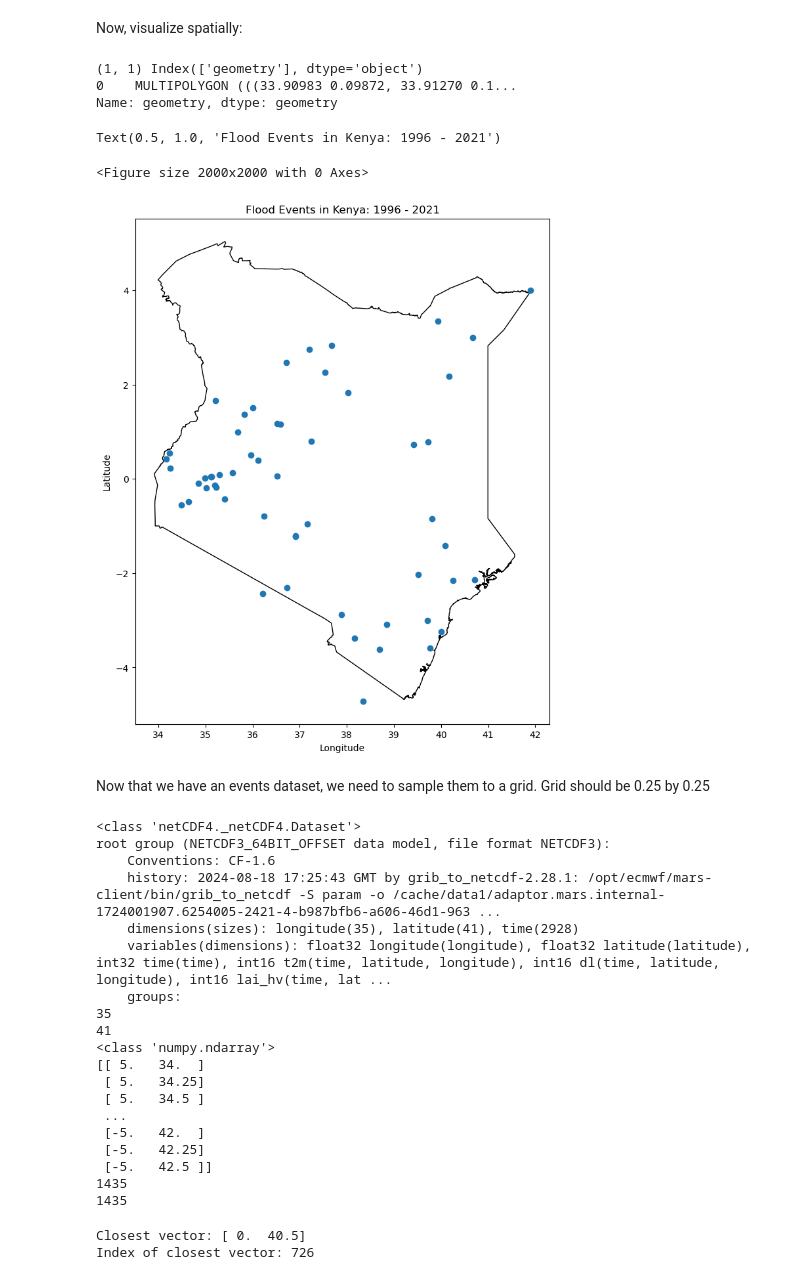
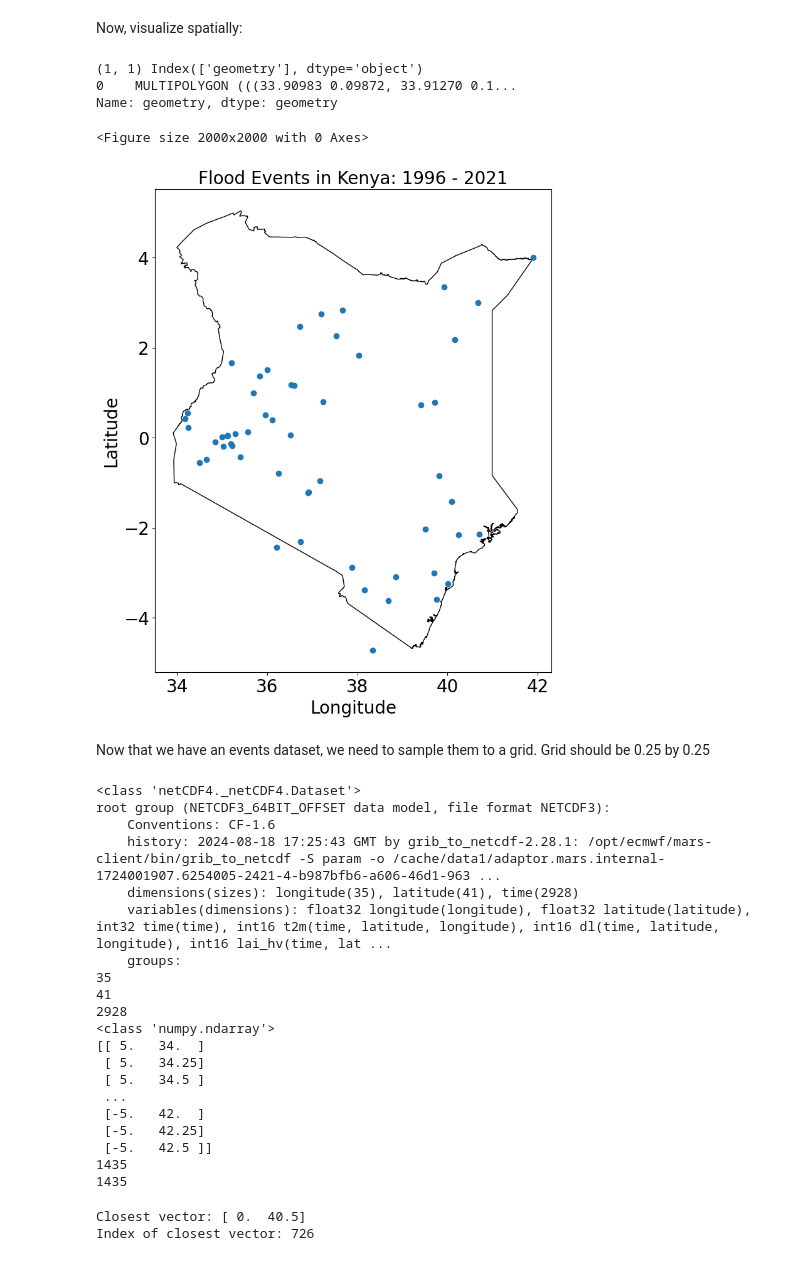
Before and after one commit to alimkarimi/flood_prediction, a Jupyter notebook: CCAI_Flooding_Prototype.ipynb, the cells around one changed output. Cells and saved outputs as stored; diff of their text form; code cells hidden in the pictures.

```diff
--- a/CCAI_Flooding_Prototype.ipynb
+++ b/CCAI_Flooding_Prototype.ipynb
@@ -144,32 +175,34 @@ Now, visualize spatially:
 # %%
 #load kenya shapefile:
 shpfile_path = '/Users/alim/Documents/ccai_floods/kenya_shp/kenya_shp.shp' # need an shx file in the kenya_shp directory as well.
 
 kenya_shp = gpd.read_file(shpfile_path)
 print(kenya_shp.shape, kenya_shp.columns)
 print(kenya_shp['geometry'])
 
 plt.figure(figsize=(20, 20))
 
 
 kenya_shp.plot(facecolor="none", figsize=(10,10))
 
 
 plt.scatter(x=gt_kenya['long'],y= gt_kenya['lat'])
-plt.xlabel("Longitude")
-plt.ylabel("Latitude")
-plt.title("Flood Events in Kenya: 1996 - 2021")
+plt.xlabel("Longitude", fontsize=20)
+plt.ylabel("Latitude", fontsize=20)
+plt.title("Flood Events in Kenya: 1996 - 2021", fontsize=20)
+plt.tick_params(axis='both', which='major', labelsize=20)
+
+plt.savefig('kenya_map.jpg', dpi = 1000)
 
 # for i, row in gt_kenya.iterrows():
 #     plt.annotate(row['Began'].strftime('%Y-%m'), (row['long'], row['lat']),
 #                  textcoords="offset points", xytext=(0,10), ha='center')
 # %% [output]
 (1, 1) Index(['geometry'], dtype='object')
 0    MULTIPOLYGON (((33.90983 0.09872, 33.91270 0.1...
 Name: geometry, dtype: geometry
-Text(0.5, 1.0, 'Flood Events in Kenya: 1996 - 2021')
+<Figure size 2000x2000 with 0 Axes>
-<Figure size 2000x2000 with 0 Axes>
-[figure, old version]
+[figure, new version]
 # %% [markdown]
 Now that we have an events dataset, we need to sample them to a grid. Grid should be 0.25 by 0.25
 # %%
@@ -182,10 +215,13 @@ lon_era5 = nc_era5.variables['longitude'][:]
 
 lat_era5 = nc_era5.variables['latitude'][:]
 
+time_era5 = nc_era5.variables['time'][:]
+
 print(len(lon_era5))
 
 print(len(lat_era5))
 
+print(len(time_era5))
 # generate a list of all the combinations of lat and long.
 # this can be done by taking the cartesian product of the list of longs and list of lats. (A x B , where x is the cartesian product, will
 # generate the set of all ordered pairs (a,b) where a is in set A and b is in set B).
@@ -208,6 +244,7 @@ root group (NETCDF3_64BIT_OFFSET data model, file format NETCDF3):
     groups:
 35
 41
+2928
 <class 'numpy.ndarray'>
 [[ 5.   34.  ]
  [ 5.   34.25]
```
Also changed, not shown: parts of 11 cells of this notebook, 4 other files.
